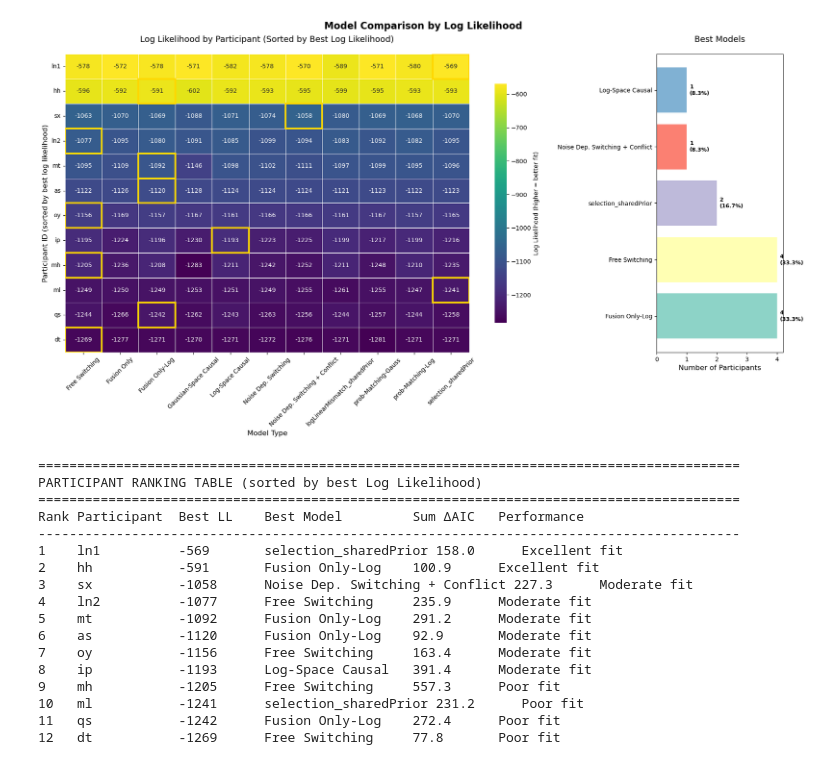
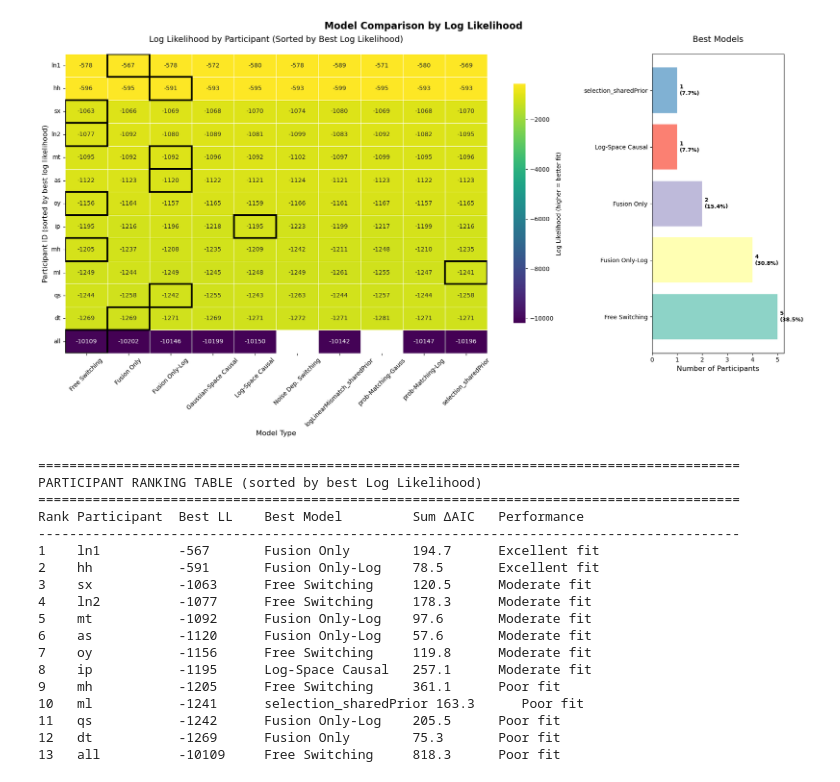
Before and after one commit to omeryildiran/av-dur-estimation, a Jupyter notebook: modelComparisonTable.ipynb, the cells around one changed output. Saved outputs shown, nothing was run; the diff lists cells and outputs as text; code cells hidden in the pictures.

```diff
--- a/modelComparisonTable.ipynb
+++ b/modelComparisonTable.ipynb
@@ -22,7 +22,7 @@ def load_all_model_results():
 
     for file_path in json_files:
         # if in filename "all_all", skip
-        if "all" in os.path.basename(file_path):
+        if "alla" in os.path.basename(file_path):
             continue
         try:
             with open(file_path, 'r') as f:
@@ -456,7 +458,7 @@ def plot_log_likelihood_comparison_table(df_results):
         if best_model in model_cols:
             col_idx = model_cols.index(best_model)
             # Add a gold border to highlight best model
-            rect = plt.Rectangle((col_idx, i), 1, 1, fill=False, edgecolor='gold', lw=3)
+            rect = plt.Rectangle((col_idx, i), 1, 1, fill=False, edgecolor='black', lw=3)
             ax1.add_patch(rect)
 
     # Side panel: Sum Log Likelihood per model - sum across rows (participants) for each model column
@@ -585,7 +588,7 @@ def plot_log_likelihood_comparison_table(df_results):
         if best_model in model_cols:
             col_idx = model_cols.index(best_model)
             # Add a gold border to highlight best model
-            rect = plt.Rectangle((col_idx, i), 1, 1, fill=False, edgecolor='gold', lw=3)
+            rect = plt.Rectangle((col_idx, i), 1, 1, fill=False, edgecolor='black', lw=3)
             ax1.add_patch(rect)
 
     # Side panel: Best model summary
@@ -613,51 +616,52 @@ def plot_log_likelihood_comparison_table(df_results):
 
     # Print summary table
     print("\n" + "="*90)
     print("PARTICIPANT RANKING TABLE (sorted by best Log Likelihood)")
     print("="*90)
     print(f"{'Rank':<4} {'Participant':<12} {'Best LL':<10} {'Best Model':<18} {'Sum ΔAIC':<10} {'Performance':<15}")
     print("-"*90)
 
     for rank, participant in enumerate(sorted_participants, 1):
         participant_data = df_results[df_results['participantID'] == participant]
         sum_delta_aic = participant_data['delta_AIC'].sum()
         best_ll = participant_data['logLikelihood'].max()
         best_model = participant_data.loc[participant_data['logLikelihood'].idxmax(), 'modelType']
 
         if best_ll >= -600:
             performance = "Excellent fit"
         elif best_ll >= -900:
             performance = "Good fit"
         elif best_ll >= -1200:
             performance = "Moderate fit"
         else:
             performance = "Poor fit"
 
         print(f"{rank:<4} {participant:<12} {best_ll:<10.0f} {best_model:<18} {sum_delta_aic:<10.1f} {performance:<15}")
 
     return df_log_likelihood, best_models
 
 # Create the enhanced log likelihood visualization
 ll_table, ll_best_models = plot_log_likelihood_comparison_table(df_results)
 # %% [output]
-[figure, old version]
+[figure, new version]
 ==========================================================================================
 PARTICIPANT RANKING TABLE (sorted by best Log Likelihood)
 ==========================================================================================
 Rank Participant  Best LL    Best Model         Sum ΔAIC   Performance
 ------------------------------------------------------------------------------------------
-1    ln1          -569       selection_sharedPrior 158.0      Excellent fit
-2    hh           -591       Fusion Only-Log    100.9      Excellent fit
-3    sx           -1058      Noise Dep. Switching + Conflict 227.3      Moderate fit
-4    ln2          -1077      Free Switching     235.9      Moderate fit
-5    mt           -1092      Fusion Only-Log    291.2      Moderate fit
-6    as           -1120      Fusion Only-Log    92.9       Moderate fit
-7    oy           -1156      Free Switching     163.4      Moderate fit
-8    ip           -1193      Log-Space Causal   391.4      Moderate fit
-9    mh           -1205      Free Switching     557.3      Poor fit
-10   ml           -1241      selection_sharedPrior 231.2      Poor fit
-11   qs           -1242      Fusion Only-Log    272.4      Poor fit
-12   dt           -1269      Free Switching     77.8       Poor fit
+1    ln1          -567       Fusion Only        194.7      Excellent fit
+2    hh           -591       Fusion Only-Log    78.5       Excellent fit
+3    sx           -1063      Free Switching     120.5      Moderate fit
+4    ln2          -1077      Free Switching     178.3      Moderate fit
+5    mt           -1092      Fusion Only-Log    97.6       Moderate fit
+6    as           -1120      Fusion Only-Log    57.6       Moderate fit
+7    oy           -1156      Free Switching     119.8      Moderate fit
+8    ip           -1195      Log-Space Causal   257.1      Moderate fit
+9    mh           -1205      Free Switching     361.1      Poor fit
+10   ml           -1241      selection_sharedPrior 163.3      Poor fit
+11   qs           -1242      Fusion Only-Log    205.5      Poor fit
+12   dt           -1269      Fusion Only        75.3       Poor fit
+13   all          -10109     Free Switching     818.3      Poor fit
 # %%
 df_results
 # %% [output]
```
Also changed, not shown: parts of 11 cells of this notebook, 4 other files.
